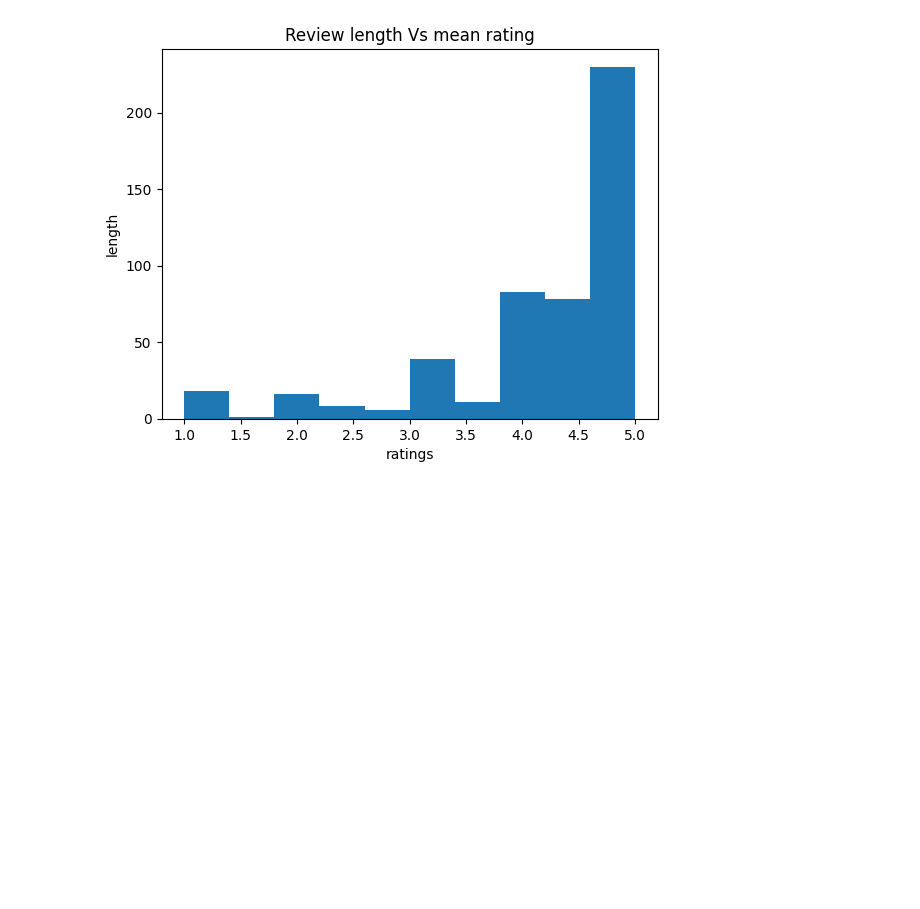
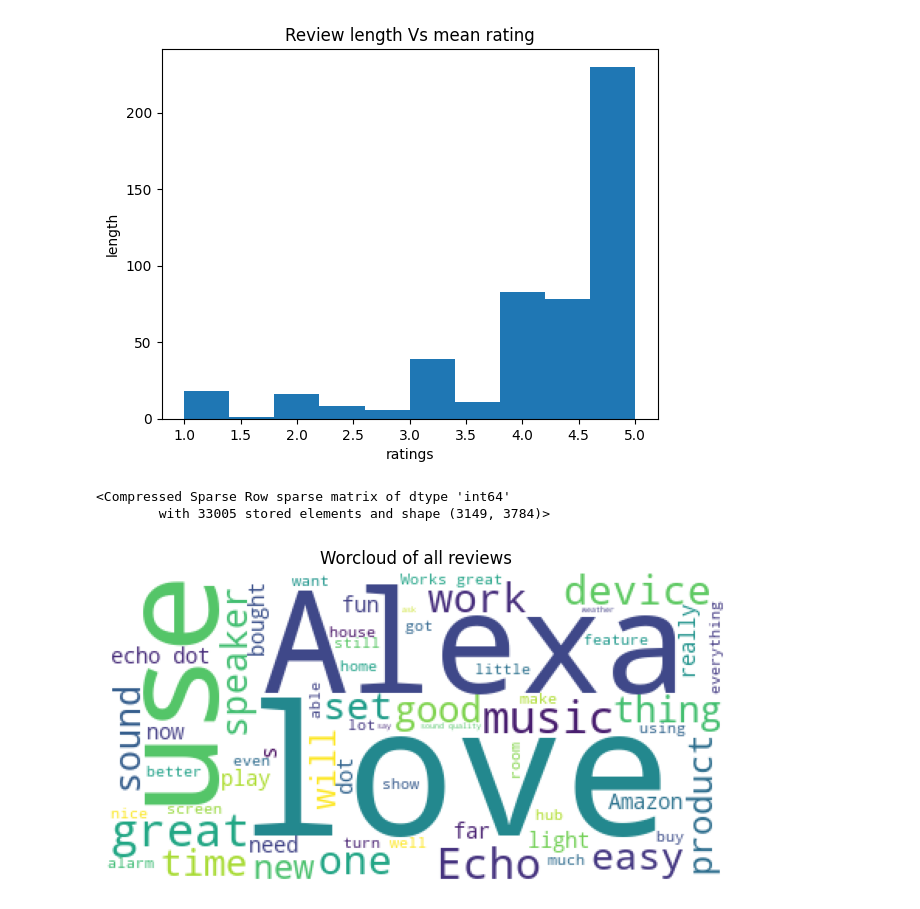
Before and after one commit to S1nen/Sentiment-Analysis-System, a Jupyter notebook: notebooks/EDA.ipynb, the cells around one changed output. Cells and saved outputs as stored; diff of their text form; code cells hidden in the pictures; blank space fills up the shorter version.

```diff
--- a/notebooks/EDA.ipynb
+++ b/notebooks/EDA.ipynb
@@ -306,3 +316,19 @@ plt.show()
 # %%
 #vectorising
-cv=CountVectorizer(stop)
+cv=CountVectorizer(stop_words="english")
+words=cv.fit_transform(data.verified_reviews)
+words
+# %% [output]
+<Compressed Sparse Row sparse matrix of dtype 'int64'
+        with 33005 stored elements and shape (3149, 3784)>
+# %%
+#combining all reviews and generating wordcloud
+reviews=" ".join([review for review in data["verified_reviews"]])
+wc=WordCloud(background_color="white",max_words=60)
+plt.figure(figsize=(8,8))
+plt.imshow(wc.generate(reviews))
+plt.axis("off")
+plt.title("Worcloud of all reviews")
+plt.show()
+# %% [output]
+[figure, added]
```
Also changed, not shown: parts of 8 cells of this notebook, 2 other files.
